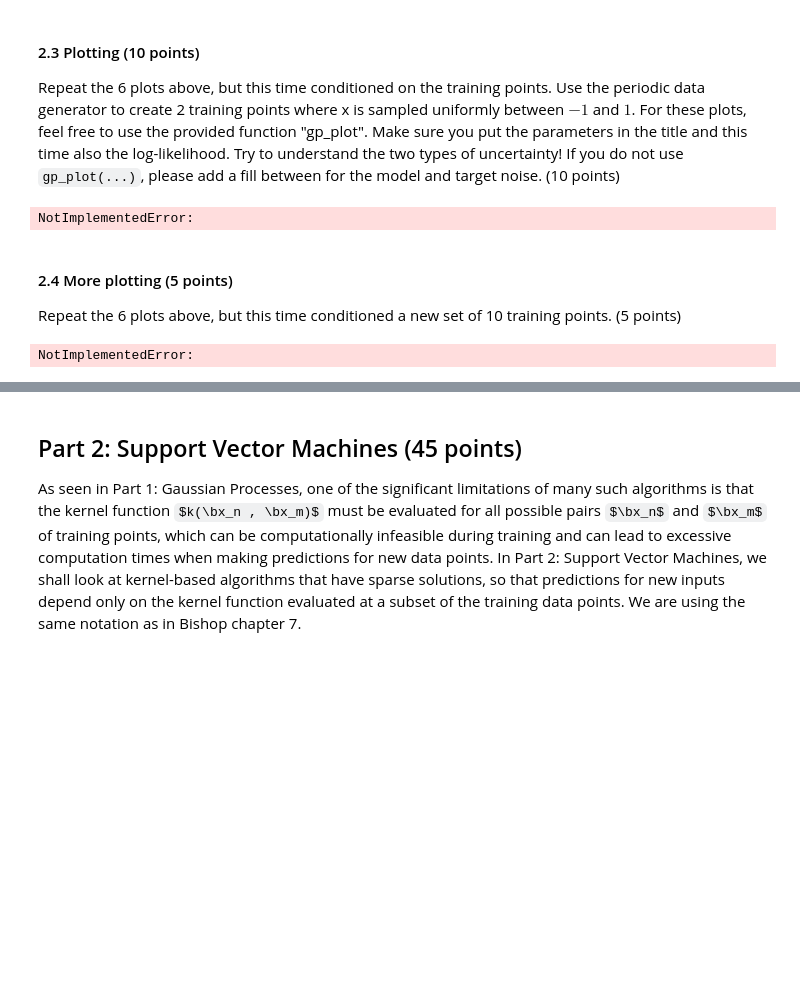
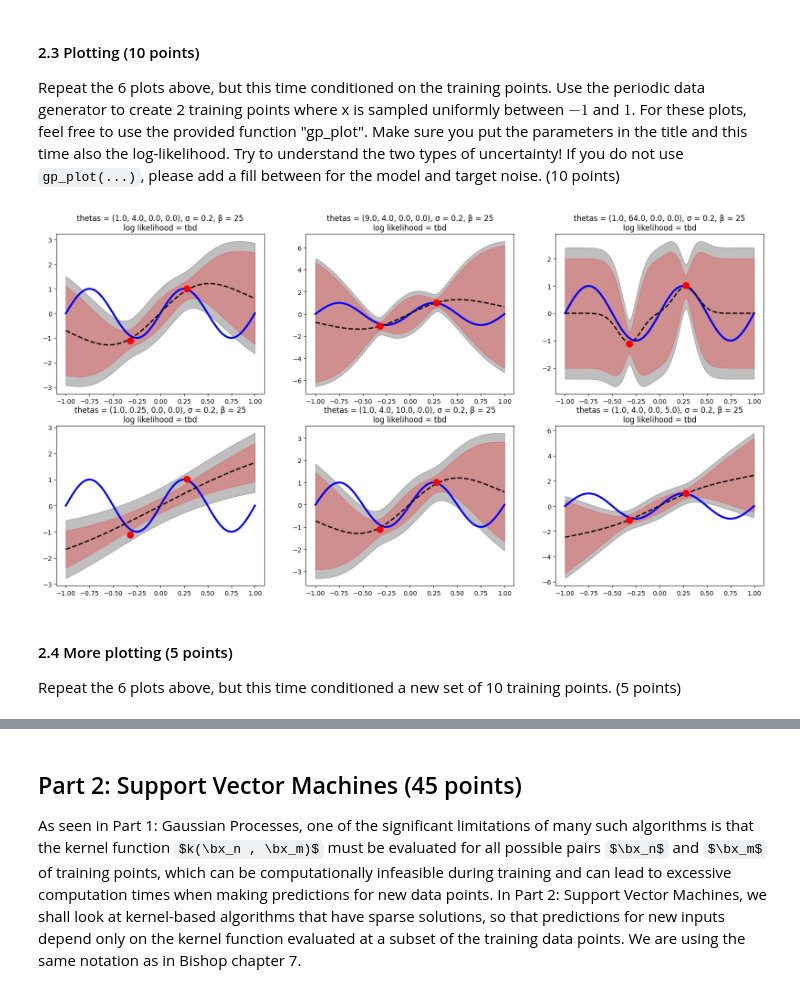
Before and after one commit to sanderbroos/MachineLearning1, a Jupyter notebook: Lab2/Lab2.ipynb, the cells around one changed output, grey strips where cells are left out. Saved outputs shown, nothing was run; the diff lists cells and outputs as text; code cells hidden in the pictures; some formulas as TeX source; blank space fills up the shorter version.

```diff
--- a/Lab2/Lab2.ipynb
+++ b/Lab2/Lab2.ipynb
@@ -342,16 +342,23 @@ def gp_plot( x_test, y_test, mean_test, std_test, x_train, t_train, theta, beta
     plt.fill_between(x_test, mean_test+2*std_combo,mean_test-2*std_combo, color='k', alpha=0.25)
     plt.fill_between(x_test, mean_test+2*std_model,mean_test-2*std_model, color='r', alpha=0.25)
     plt.plot(x_train, t_train, 'ro', ms=10)
-# %%
-# YOUR CODE HERE
-raise NotImplementedError()
-# %% [output]
-NotImplementedError:
+# %%
+def six_plots(N, sigma=sigma, beta=beta):
+    x_train = np.random.uniform(-1, 1, N)
+    t_train = generate_t(x_train, sigma)
+
+    for i, theta in enumerate(thetas_sets, 1):
+        mean_test, std_test, C = gp_predictive_distribution(x_train, t_train, x_test, theta, beta)
+        log_likelihood, _, _ = "tbd", 0, 0 # uncomment when implemented!! gp_log_likelihood(x_train, t_train, theta, beta, C=C, invC=None)
+        plt.subplot(2, 3, i)
+        plt.title(f"thetas = {tuple(theta)}, σ = {sigma}, β = {beta}\nlog likelihood = {log_likelihood}")
+        gp_plot(x_test, y_test, mean_test, std_test, x_train, t_train, theta, beta)
+
+    plt.plot()
+
+six_plots(2)
+# %% [output]
+[figure, added]
 # %% [markdown]
 #### 2.4 More plotting (5 points)
 Repeat the 6 plots above, but this time conditioned a new set of 10 training points. (5 points)
-# %%
-# YOUR CODE HERE
-raise NotImplementedError()
-# %% [output]
-NotImplementedError:
```
Also changed, not shown: parts of 5 cells of this notebook.
